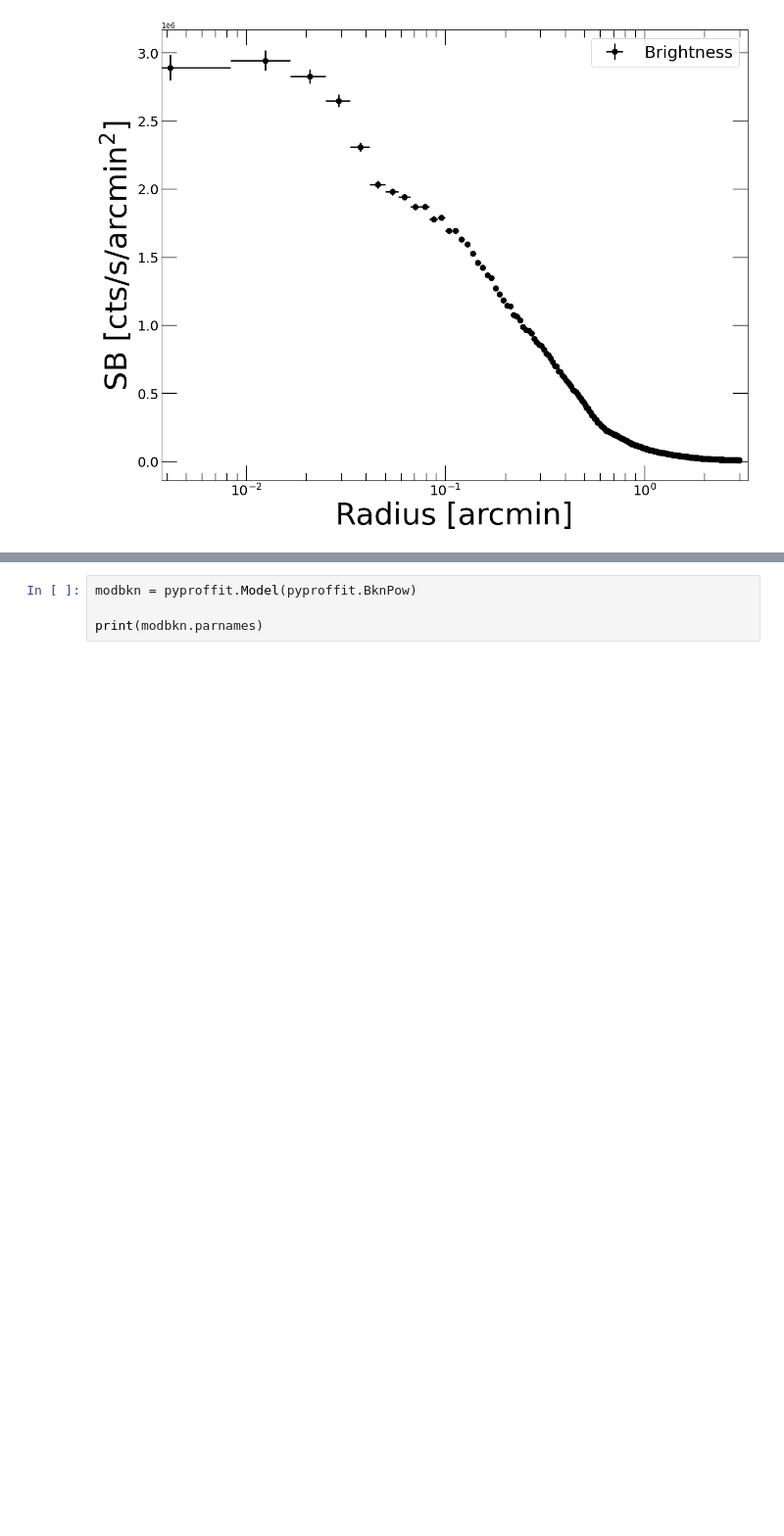
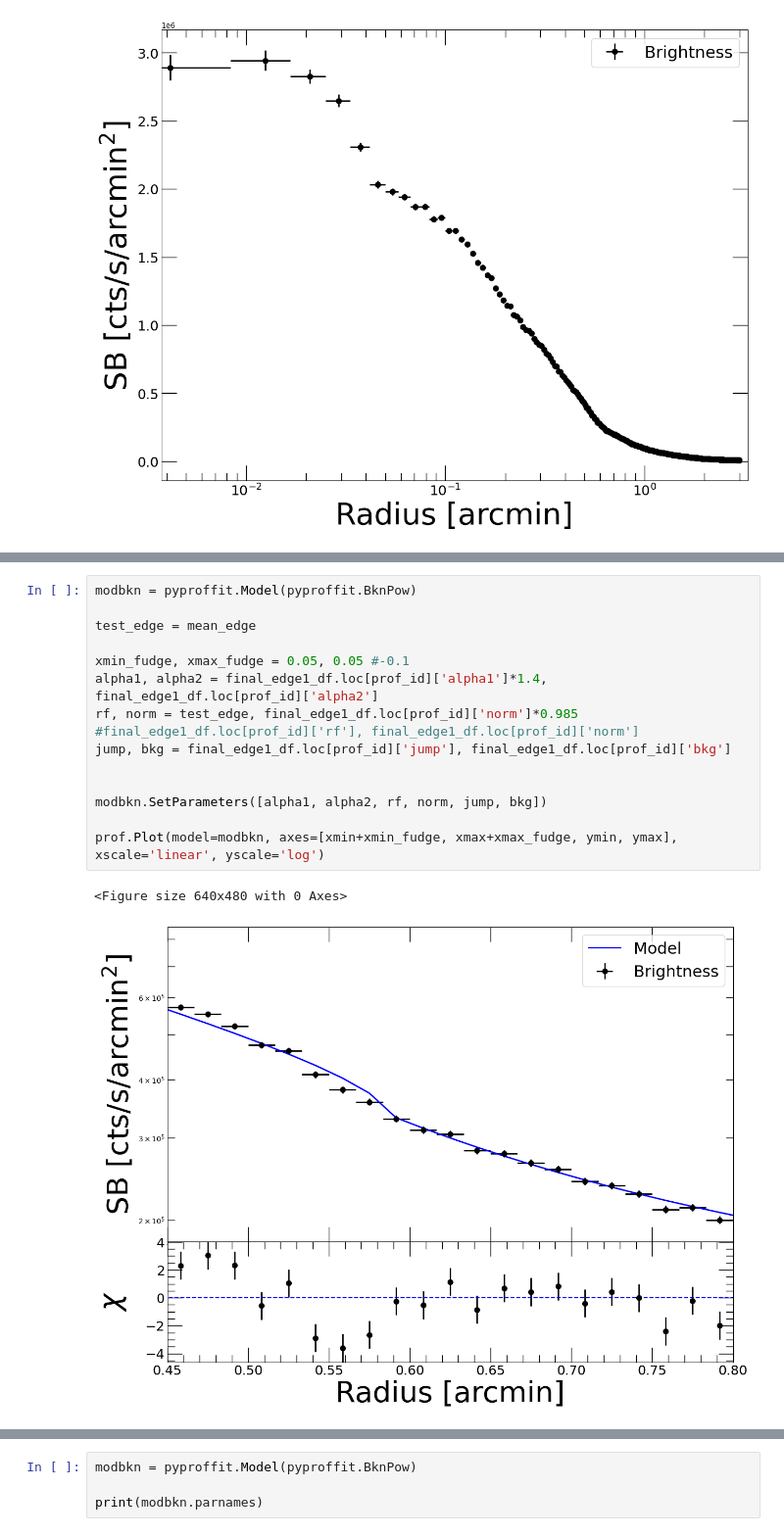
Before and after one commit to osaseo/abell_2597_chandra, a Jupyter notebook: 4_pyproffit_profiles.ipynb, the cells around one changed output, grey strips where cells are left out. Shown at 98% size. Drawn from its saved outputs; the diff is of its cells as text; blank space fills up the shorter version.

```diff
--- a/4_pyproffit_profiles.ipynb
+++ b/4_pyproffit_profiles.ipynb
@@ -190,0 +266,17 @@ Set MJD-END to 58048.807847 from DATE-END'. [astropy.wcs.wcs]
+# %%
+modbkn = pyproffit.Model(pyproffit.BknPow)
+
+test_edge = mean_edge
+
+xmin_fudge, xmax_fudge = 0.05, 0.05 #-0.1
+alpha1, alpha2 = final_edge1_df.loc[prof_id]['alpha1']*1.4, final_edge1_df.loc[prof_id]['alpha2']
+rf, norm = test_edge, final_edge1_df.loc[prof_id]['norm']*0.985 #final_edge1_df.loc[prof_id]['rf'], final_edge1_df.loc[prof_id]['norm']
+jump, bkg = final_edge1_df.loc[prof_id]['jump'], final_edge1_df.loc[prof_id]['bkg']
+
+
+modbkn.SetParameters([alpha1, alpha2, rf, norm, jump, bkg])
+
+prof.Plot(model=modbkn, axes=[xmin+xmin_fudge, xmax+xmax_fudge, ymin, ymax], xscale='linear', yscale='log')
+# %% [output]
+<Figure size 640x480 with 0 Axes>
+[figure, added]
```
Also changed, not shown: parts of 118 cells of this notebook, 4 other files.
